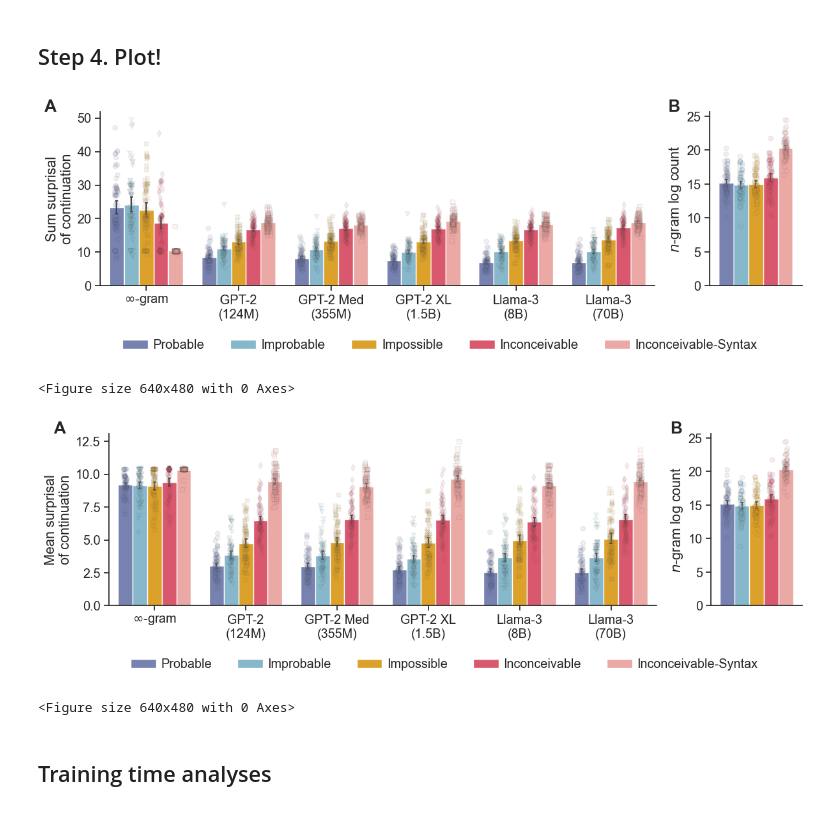
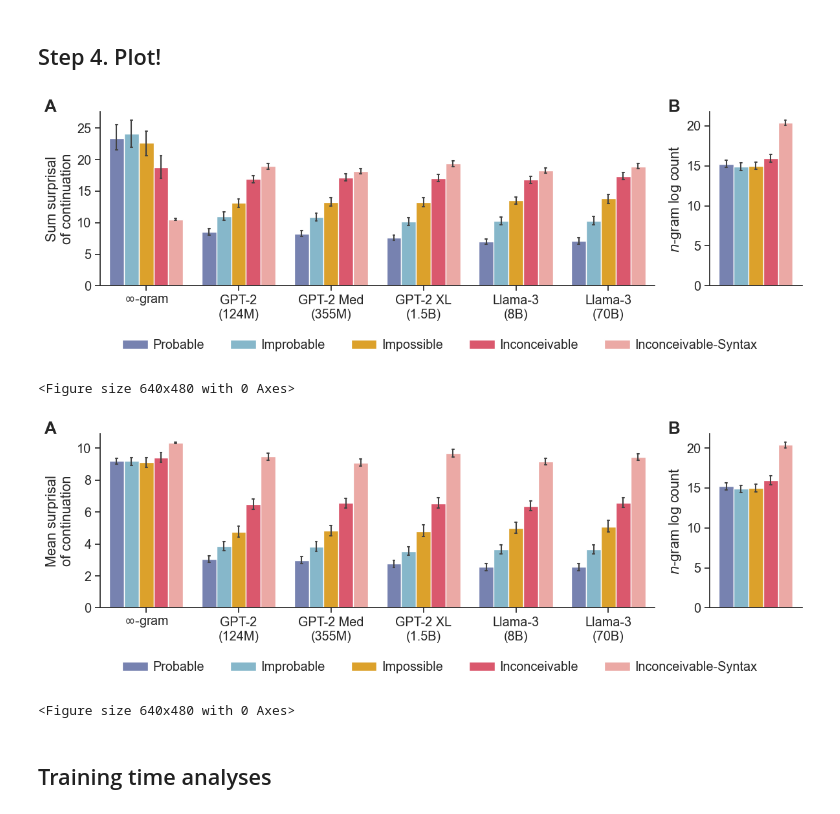
Before and after one commit to jennhu/shades-of-zero, a Jupyter notebook: analysis/figures.ipynb, the cells around one changed output. Saved outputs shown, nothing was run; the diff lists cells and outputs as text; code cells hidden in the pictures.

Commit message:
Remove stripplot

```diff
--- a/analysis/figures.ipynb
+++ b/analysis/figures.ipynb
@@ -307,18 +307,18 @@ def plot_surprisals_freqs(df, ngrams, metric="sum", freq_stat="log_count"):
         ax=ax0
     )
     ax0 = sns.barplot(**surp_kws, **bar_kws)
-    for cond in CONDS:
-        ax0 = sns.stripplot(
-            **strip_kws,
-            data=df[df.condition==cond],x="model",
-            y=f"continuation_{metric}_surprisal",
-            order=MODELS,
-            hue="condition",
-            hue_order=CONDS,
-            marker=COND_MARKERS[cond],
-            palette=COND_PAL,
-            ax=ax0
-        )
+#     for cond in CONDS:
+#         ax0 = sns.stripplot(
+#             **strip_kws,
+#             data=df[df.condition==cond],x="model",
+#             y=f"continuation_{metric}_surprisal",
+#             order=MODELS,
+#             hue="condition",
+#             hue_order=CONDS,
+#             marker=COND_MARKERS[cond],
+#             palette=COND_PAL,
+#             ax=ax0
+#         )
 #     ax0 = sns.stripplot(**surp_kws, **strip_kws)
     ax0.set_ylabel(f"{metric.capitalize()} surprisal\nof continuation")
     ax0.set_xlabel("")
@@ -342,39 +342,39 @@ def plot_surprisals_freqs(df, ngrams, metric="sum", freq_stat="log_count"):
         ax=ax1
     )
     ax1 = sns.barplot(**freq_kws, **bar_kws)
-    ax1 = sns.stripplot(**freq_kws, **strip_kws)
+#     ax1 = sns.stripplot(**freq_kws, **strip_kws)
 
     ax1.set_xlabel("")
     ax1.set_ylabel("$n$-gram log count")
     ax1.set_xticks([])
     ax1.get_legend().remove()
 
     handles, labels = ax0.get_legend_handles_labels()
     labels = [PRETTY_COND_MAP[l] for l in labels]
     plt.figlegend(
         handles,
         labels,
         loc="upper center", bbox_to_anchor=(0.5, -0.075),
         ncol=len(CONDS),
         handletextpad=0.4,
         frameon=False
     )
     plt.subplots_adjust(wspace=0.17)
     sns.despine()
 
     # Add annotations of A and B.
     ax0.text(-0.1, 1, "A", size="large", fontweight="bold", transform=ax0.transAxes)
     ax1.text(-0.45, 1, "B", size="large", fontweight="bold", transform=ax1.transAxes)
 
 for metric in ["sum", "mean"]:
     plot_surprisals_freqs(full_model_df, ngram_counts, metric=metric)
     render(f"exp2_surprisal_{metric}.pdf")
     plt.show()
     plt.clf()
 # %% [output]
-[figure, old version]
+[figure, new version]
 <Figure size 640x480 with 0 Axes>
-[figure, old version]
+[figure, new version]
 <Figure size 640x480 with 0 Axes>
 # %% [markdown]
 ## Training time analyses
```
Also changed, not shown: 2 other files.
